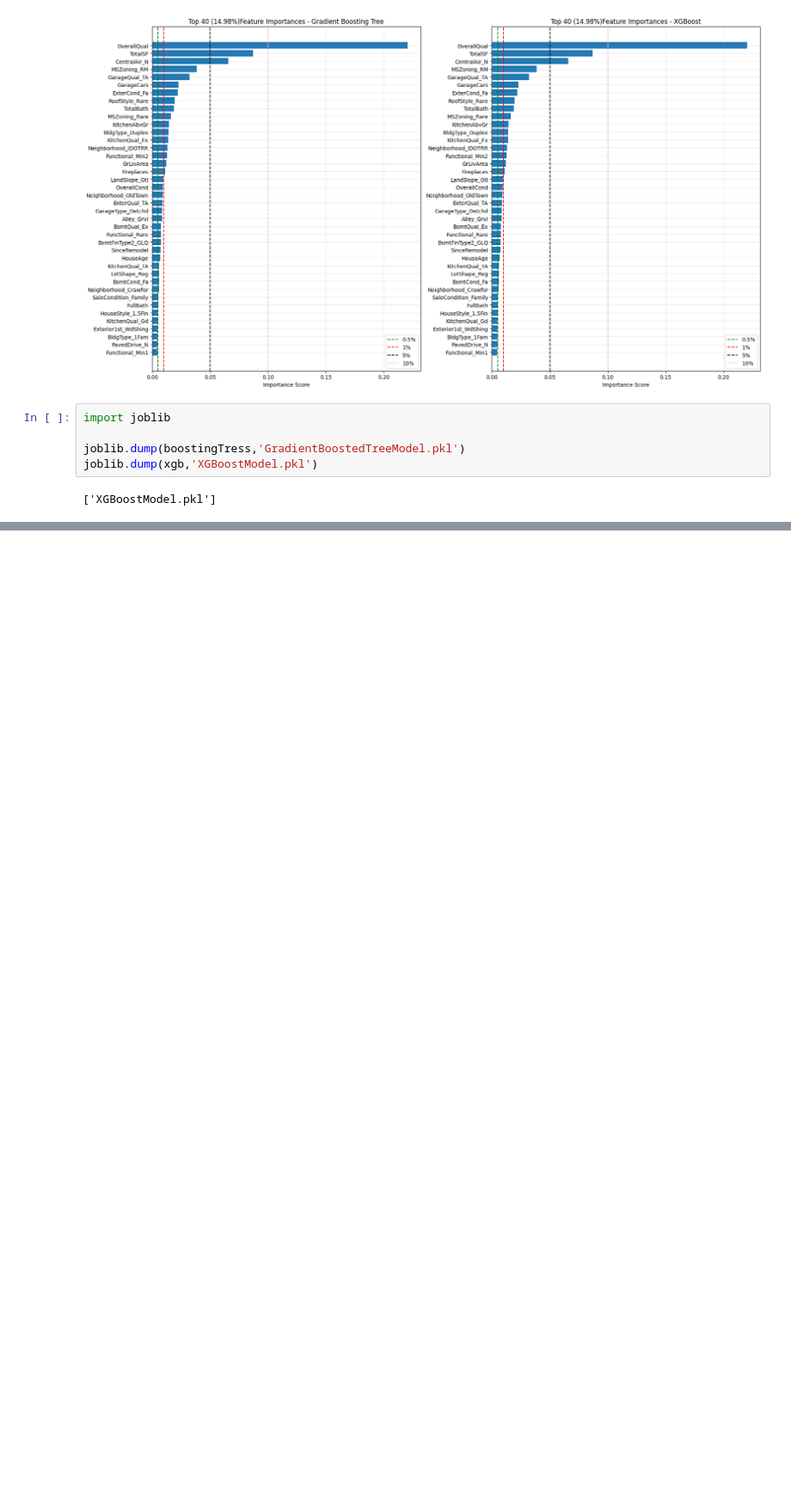
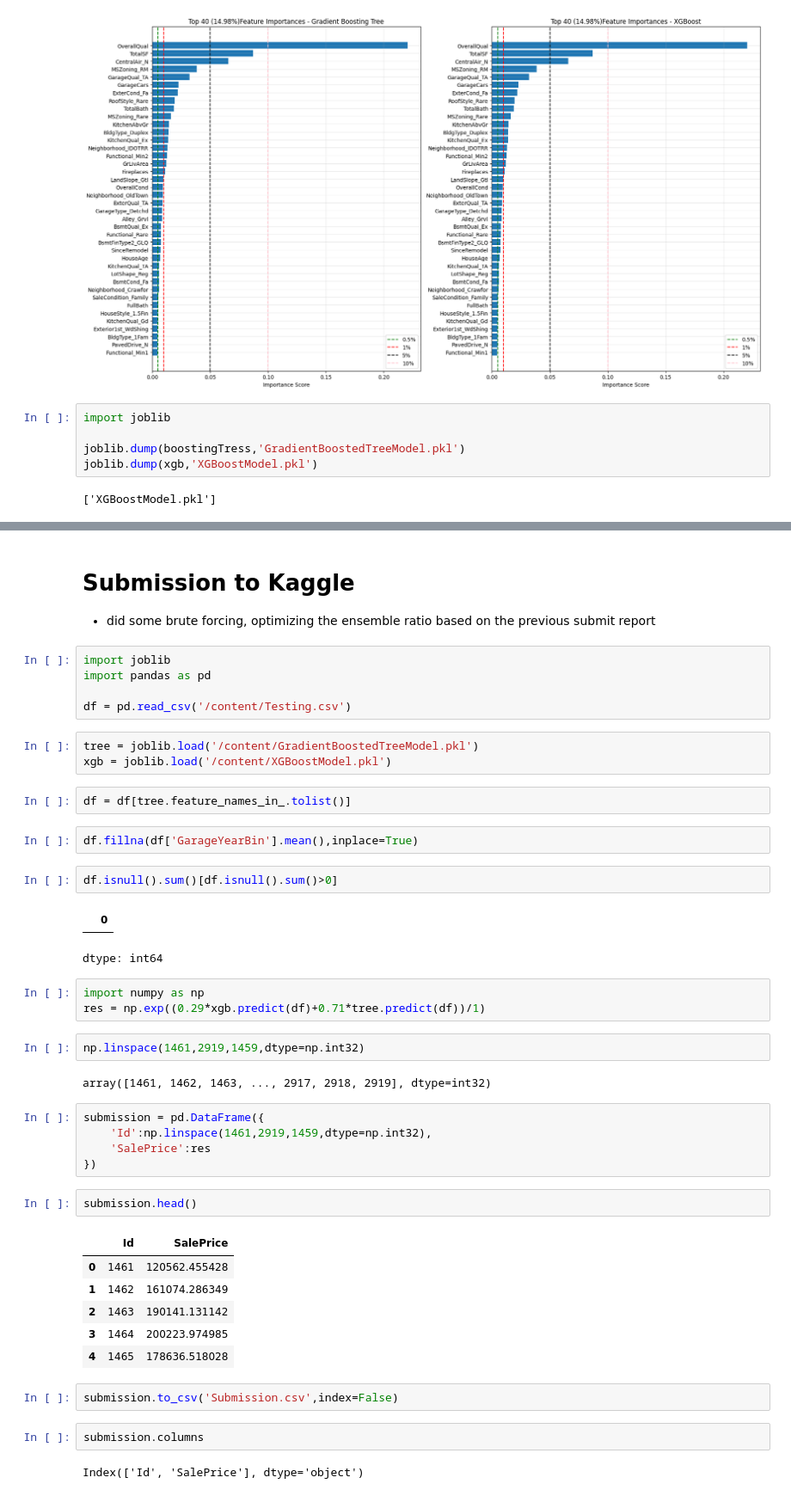
Before and after one commit to HibernatingBunny067/ClassicalMachineLearning-ISL, a Jupyter notebook: AmesHousingRegressionAnalysis/Ames.ipynb, the cells around one changed output, grey strips where cells are left out. Shown: that part at 86% size. Drawn from its saved outputs; the diff is of its cells as text; blank space fills up the shorter version.

Commit message:
Submission Made with Rank:706, Error: 0.12540

```diff
--- a/AmesHousingRegressionAnalysis/Ames.ipynb
+++ b/AmesHousingRegressionAnalysis/Ames.ipynb
@@ -316,0 +366,47 @@ shap.summary_plot(shap_values, xtrain)  # beeswarm plot
+# %% [markdown]
+# Submission to Kaggle
+- did some brute forcing, optimizing the ensemble ratio based on the previous submit report
+# %%
+import joblib
+import pandas as pd
+
+df = pd.read_csv('/content/Testing.csv')
+# %%
+tree = joblib.load('/content/GradientBoostedTreeModel.pkl')
+xgb = joblib.load('/content/XGBoostModel.pkl')
+# %%
+df = df[tree.feature_names_in_.tolist()]
+# %%
+df.fillna(df['GarageYearBin'].mean(),inplace=True)
+# %%
+df.isnull().sum()[df.isnull().sum()>0]
+# %% [output]
+|  | 0 |
+dtype: int64
+# %%
+import numpy as np
+res = np.exp((0.29*xgb.predict(df)+0.71*tree.predict(df))/1)
+# %%
+np.linspace(1461,2919,1459,dtype=np.int32)
+# %% [output]
+array([1461, 1462, 1463, ..., 2917, 2918, 2919], dtype=int32)
+# %%
+submission = pd.DataFrame({
+    'Id':np.linspace(1461,2919,1459,dtype=np.int32),
+    'SalePrice':res
+})
+# %%
+submission.head()
+# %% [output]
+|  | Id | SalePrice |
+| 0 | 1461 | 120562.455428 |
+| 1 | 1462 | 161074.286349 |
+| 2 | 1463 | 190141.131142 |
+| 3 | 1464 | 200223.974985 |
+| 4 | 1465 | 178636.518028 |
+# %%
+submission.to_csv('Submission.csv',index=False)
+# %%
+submission.columns
+# %% [output]
+Index(['Id', 'SalePrice'], dtype='object')
```
Also changed, not shown: parts of 11 cells of this notebook, 26 other files.
